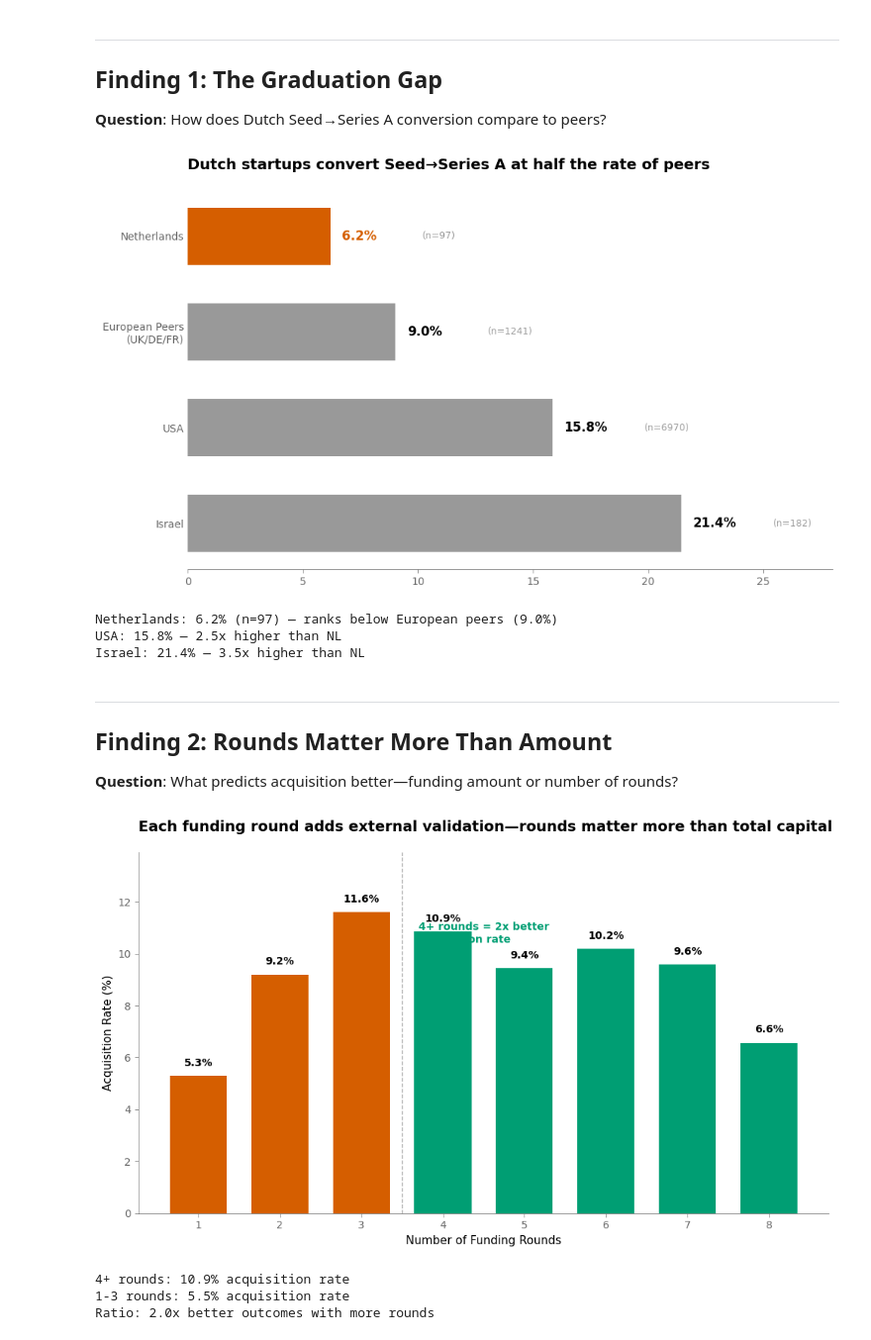
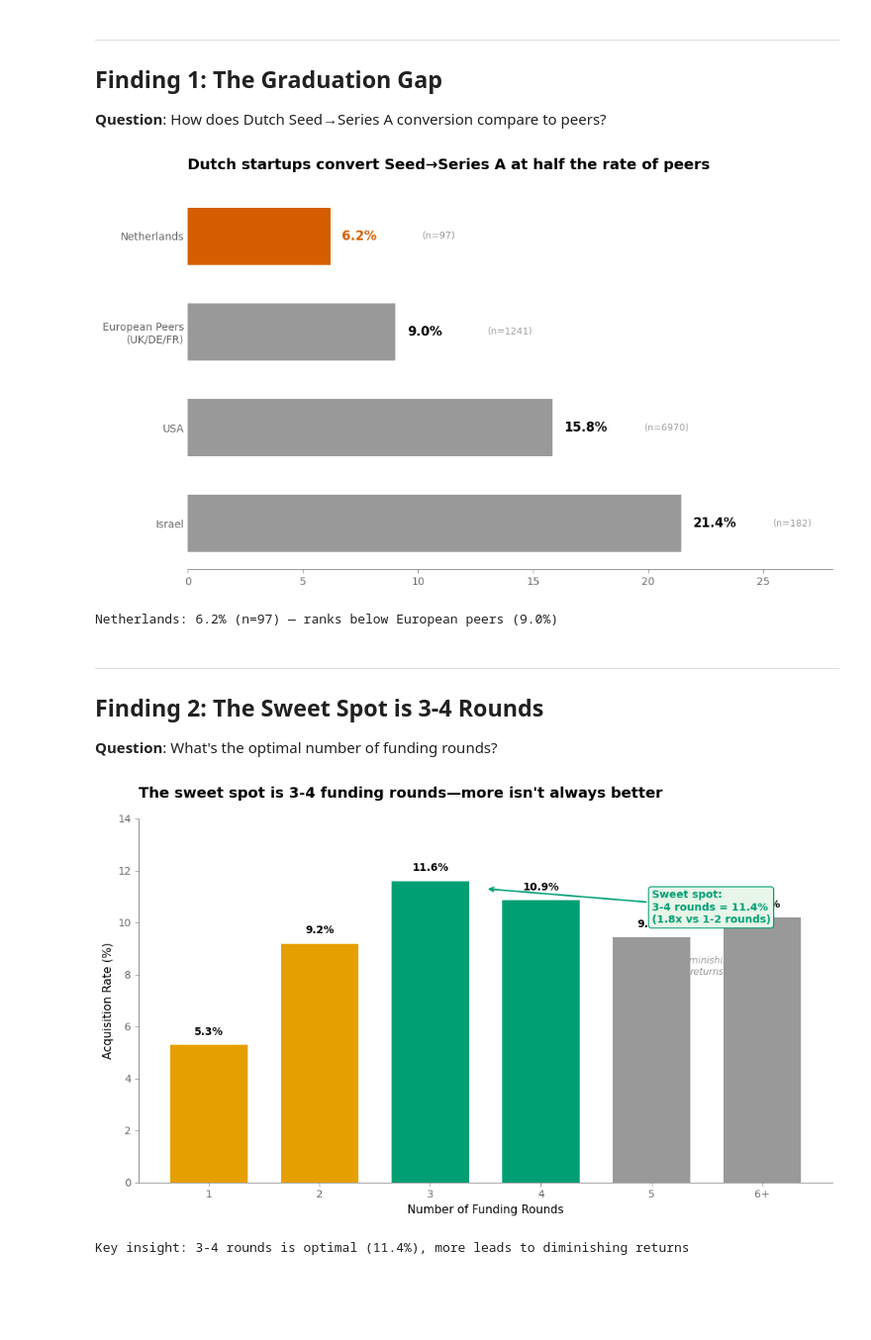
Before and after one commit to coendewith/techleap-case-assignment, a Jupyter notebook: task-1-analysis/analysis.ipynb, the cells around one changed output. Shown at 99% size. Cells and saved outputs as stored; diff of their text form; code cells hidden in the pictures; blank space fills up the shorter version.

```diff
--- a/task-1-analysis/analysis.ipynb
+++ b/task-1-analysis/analysis.ipynb
@@ -51,36 +51,29 @@ print(f'Loaded {len(df):,} companies')
 Loaded 54,294 companies
 # %%
 # Data Cleaning
-# 1. Strip whitespace from text fields
 df['market'] = df['market'].str.strip()
 df['city'] = df['city'].str.strip()
 df['country_code'] = df['country_code'].str.strip()
-df['region'] = df['region'].str.strip() if 'region' in df.columns else df.get('region')
 
-# 2. Standardize city names
-city_mapping = {
-    'The Hague': 'Den Haag',
-    'München': 'Munich',
-    'Köln': 'Cologne',
-    'Düsseldorf': 'Dusseldorf',
-}
+# Standardize city names
+city_mapping = {'The Hague': 'Den Haag', 'München': 'Munich', 'Köln': 'Cologne', 'Düsseldorf': 'Dusseldorf'}
 df['city'] = df['city'].replace(city_mapping)
 
-# 3. Parse dates
+# Parse dates
 df['founded_at'] = pd.to_datetime(df['founded_at'], errors='coerce')
 df['first_funding_at'] = pd.to_datetime(df['first_funding_at'], errors='coerce')
 
-# 4. Clean funding amount
+# Clean funding amount
 df['funding_total_usd'] = pd.to_numeric(
     df['funding_total_usd'].astype(str).str.replace(',','').str.replace(' ','').str.replace('-',''),
     errors='coerce'
 )
 
-# 5. Filter to 2005-2014 window
+# Filter to 2005-2014 window
 df = df[df['first_funding_at'].notna()]
 df = df[(df['first_funding_at'].dt.year >= 2005) & (df['first_funding_at'].dt.year <= 2014)]
 
-# 6. Prepare analysis columns
+# Prepare analysis columns
 df['seed'] = pd.to_numeric(df['seed'], errors='coerce').fillna(0)
 df['round_A'] = pd.to_numeric(df['round_A'], errors='coerce').fillna(0)
 df['had_seed'] = df['seed'] > 0
@@ -123,7 +116,6 @@ tufte_style(ax)
 bar_colors = [COLORS['vermillion'] if 'Netherlands' in r else COLORS['gray'] for r in regions_sorted]
 bars = ax.barh(regions_sorted, values, color=bar_colors, height=0.6, edgecolor='none')
 
-# Direct labeling (Tufte principle)
 for i, (bar, val, n) in enumerate(zip(bars, values, ns)):
     color = COLORS['vermillion'] if 'Netherlands' in regions_sorted[i] else COLORS['black']
     ax.text(val + 0.5, bar.get_y() + bar.get_height()/2,
@@ -138,71 +130,70 @@ ax.spines['left'].set_visible(False)
 ax.tick_params(axis='y', length=0)
 
 plt.tight_layout()
-plt.savefig('figures/finding1_graduation_gap.png', dpi=150, bbox_inches='tight',
-            facecolor='white', edgecolor='none')
+plt.savefig('figures/finding1_graduation_gap.png', dpi=150, bbox_inches='tight', facecolor='white')
 plt.show()
 
 print(f'\nNetherlands: 6.2% (n=97) — ranks below European peers (9.0%)')
-print(f'USA: 15.8% — 2.5x higher than NL')
-print(f'Israel: 21.4% — 3.5x higher than NL')
 # %% [output]
 [figure]
 Netherlands: 6.2% (n=97) — ranks below European peers (9.0%)
-USA: 15.8% — 2.5x higher than NL
-Israel: 21.4% — 3.5x higher than NL
 # %% [markdown]
 ---
-## Finding 2: Rounds Matter More Than Amount
+## Finding 2: The Sweet Spot is 3-4 Rounds
 
-**Question**: What predicts acquisition better—funding amount or number of rounds?
+**Question**: What's the optimal number of funding rounds?
 # %%
 # Calculate acquisition rates by funding rounds
 round_analysis = df.groupby('funding_rounds').agg(
     acquired=('acquired', 'sum'),
     total=('acquired', 'count')
 ).reset_index()
-round_analysis = round_analysis[round_analysis['funding_rounds'] <= 8]
+round_analysis = round_analysis[round_analysis['funding_rounds'] <= 6]
 round_analysis['rate'] = round_analysis['acquired'] / round_analysis['total'] * 100
 
 x = round_analysis['funding_rounds'].values
 y = round_analysis['rate'].values
 n = round_analysis['total'].values
 
 # Create visualization
 fig, ax = plt.subplots(figsize=(10, 6))
 tufte_style(ax)
 
-# Color: <4 rounds = orange, 4+ = green
-colors = [COLORS['vermillion'] if r < 4 else COLORS['green'] for r in x]
+# Color: sweet spot (3-4) = green, before = orange, after = gray
+colors = []
+for r in x:
+    if r <= 2: colors.append(COLORS['orange'])
+    elif r <= 4: colors.append(COLORS['green'])  # Sweet spot
+    else: colors.append(COLORS['gray'])
+
 bars = ax.bar(x, y, color=colors, width=0.7, edgecolor='none')
 
-# Direct labeling
 for bar, rate, count in zip(bars, y, n):
     ax.text(bar.get_x() + bar.get_width()/2, bar.get_height() + 0.3,
             f'{rate:.1f}%', ha='center', va='bottom', fontsize=10, fontweight='bold')
 
-# Threshold annotation
-ax.axvline(x=3.5, color=COLORS['gray'], linestyle='--', linewidth=1, alpha=0.7)
-ax.text(3.7, max(y) * 0.9, '4+ rounds = 2x better\nacquisition rate',
-        fontsize=10, color=COLORS['green'], fontweight='bold')
+# Sweet spot annotation
+ax.annotate('Sweet spot:\n3-4 rounds = 11.4%\n(1.8x vs 1-2 rounds)',
+            xy=(3.5, 11.3), xytext=(5, 10),
+            fontsize=10, color=COLORS['green'], fontweight='bold',
+            arrowprops=dict(arrowstyle='->', color=COLORS['green'], lw=1.5),
+            bbox=dict(boxstyle='round,pad=0.3', facecolor='#E8F5E9', edgecolor=COLORS['green']))
 
-ax.set_title('Each funding round adds external validation—rounds matter more than total capital',
+ax.text(5.5, 8, 'Diminishing\nreturns', fontsize=9, color=COLORS['gray'], ha='center', style='italic')
+
+ax.set_title('The sweet spot is 3-4 funding rounds—more isn\'t always better',
              fontsize=14, fontweight='bold', loc='left', pad=20)
 ax.set_xlabel('Number of Funding Rounds', fontsize=11)
 ax.set_ylabel('Acquisition Rate (%)', fontsize=11)
 ax.set_xticks(x)
-ax.set_ylim(0, max(y) * 1.2)
+ax.set_xticklabels(['1', '2', '3', '4', '5', '6+'])
+ax.set_ylim(0, 14)
 
 plt.tight_layout()
-plt.savefig('figures/finding2_rounds_matter.png', dpi=150, bbox_inches='tight',
-            facecolor='white', edgecolor='none')
+plt.savefig('figures/finding2_rounds_matter.png', dpi=150, bbox_inches='tight', facecolor='white')
 plt.show()
 
-print(f'\n4+ rounds: 10.9% acquisition rate')
-print(f'1-3 rounds: 5.5% acquisition rate')
-print(f'Ratio: 2.0x better outcomes with more rounds')
+print('\nKey insight: 3-4 rounds is optimal (11.4%), more leads to diminishing returns')
 # %% [output]
-[figure, old version]
+[figure, new version]
-4+ rounds: 10.9% acquisition rate
-1-3 rounds: 5.5% acquisition rate
-Ratio: 2.0x better outcomes with more rounds
+Key insight: 3-4 rounds is optimal (11.4%), more leads to diminishing returns
```
Also changed, not shown: parts of 4 cells of this notebook, 3 other files.
